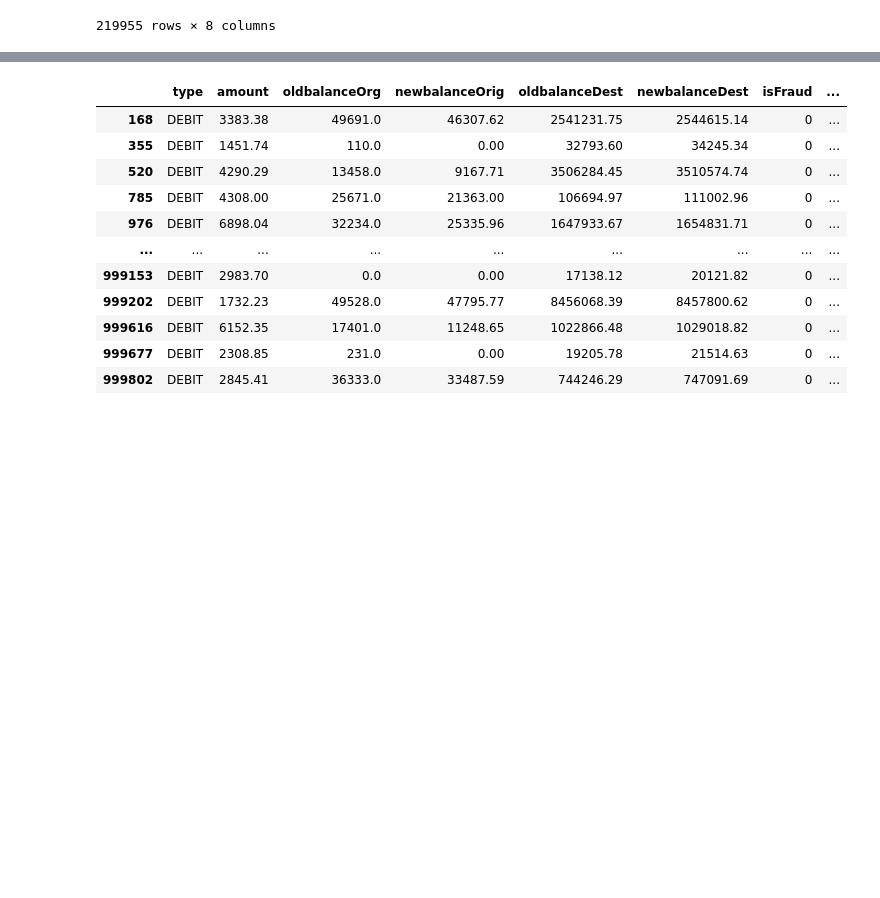
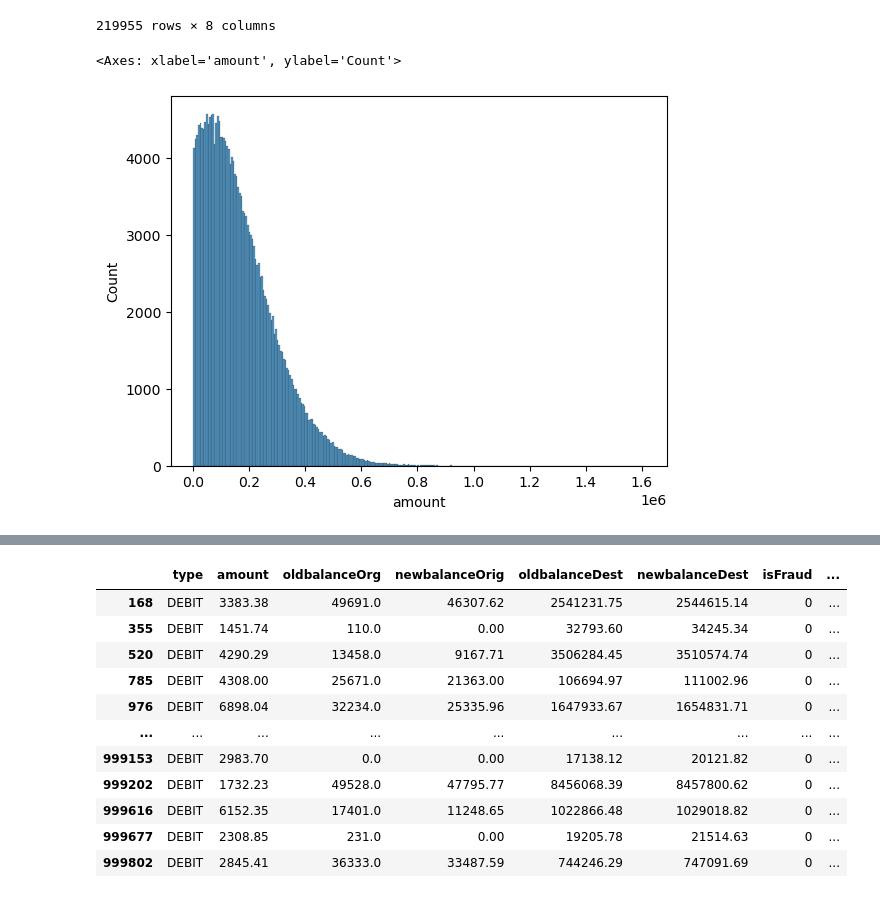
Before and after one commit to hcompere/Financial-Fraud-Detection, a Jupyter notebook: notebooks/eda.ipynb, the cells around one changed output, grey strips where cells are left out. Saved outputs shown, nothing was run; the diff lists cells and outputs as text; code cells hidden in the pictures; blank space fills up the shorter version.

```diff
--- a/notebooks/eda.ipynb
+++ b/notebooks/eda.ipynb
@@ -144,6 +144,11 @@ cashin_db
 | 999987 | CASH_IN | 210659.35 | 29864.00 | 240523.35 | 920478.68 | 709819.33 | 0 | ... |
 | 999994 | CASH_IN | 72771.22 | 477.00 | 73248.22 | 2071943.36 | 1999172.15 | 0 | ... |
 219955 rows × 8 columns
+# %%
+sns.histplot(cashin_db, x="amount")
+# %% [output]
+<Axes: xlabel='amount', ylabel='Count'>
+[figure, added]
 # %%
 cashout_db = transactions[transactions["type"] == "CASH_OUT"]
 cashout_db
```
Also changed, not shown: parts of 7 cells of this notebook.
